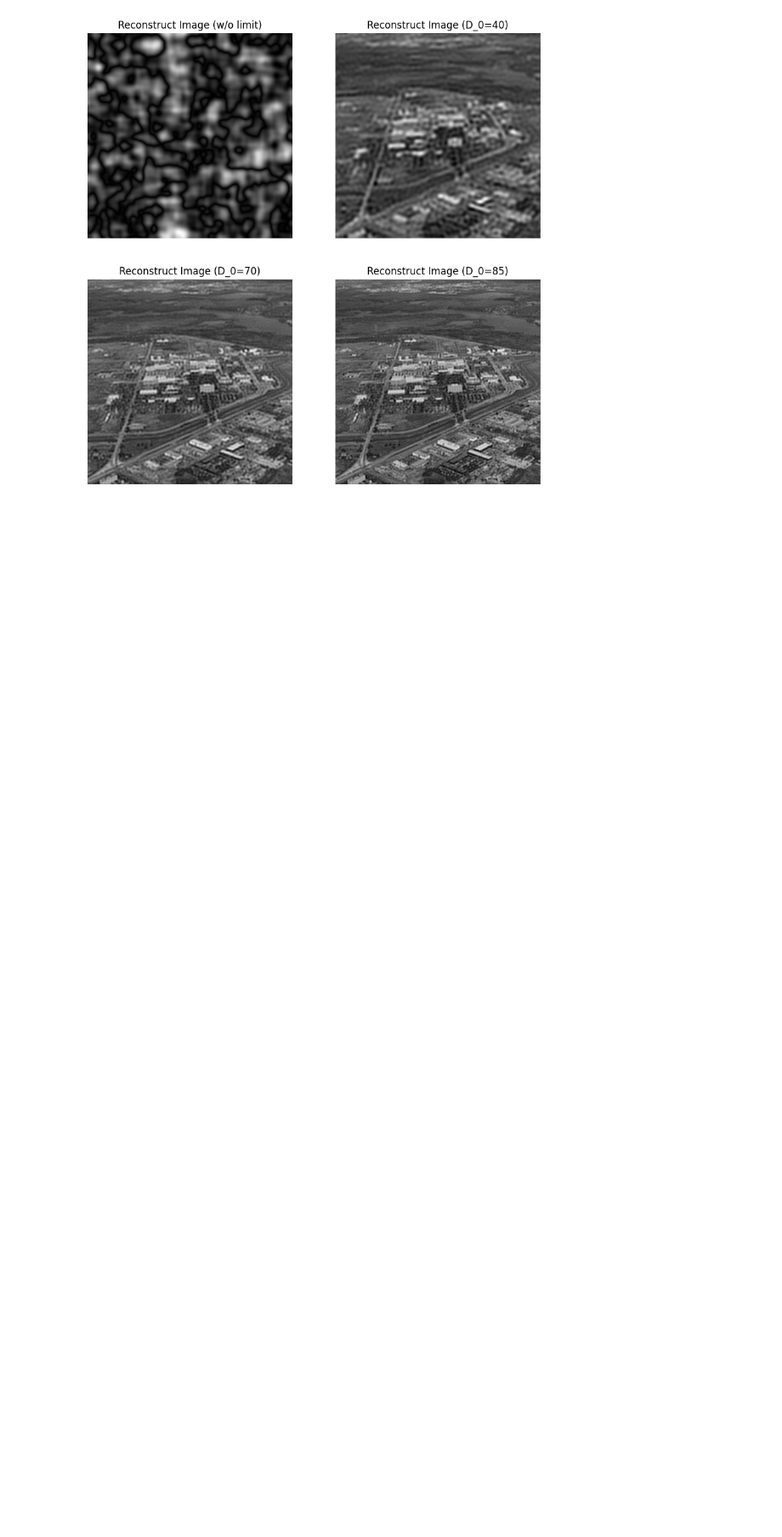
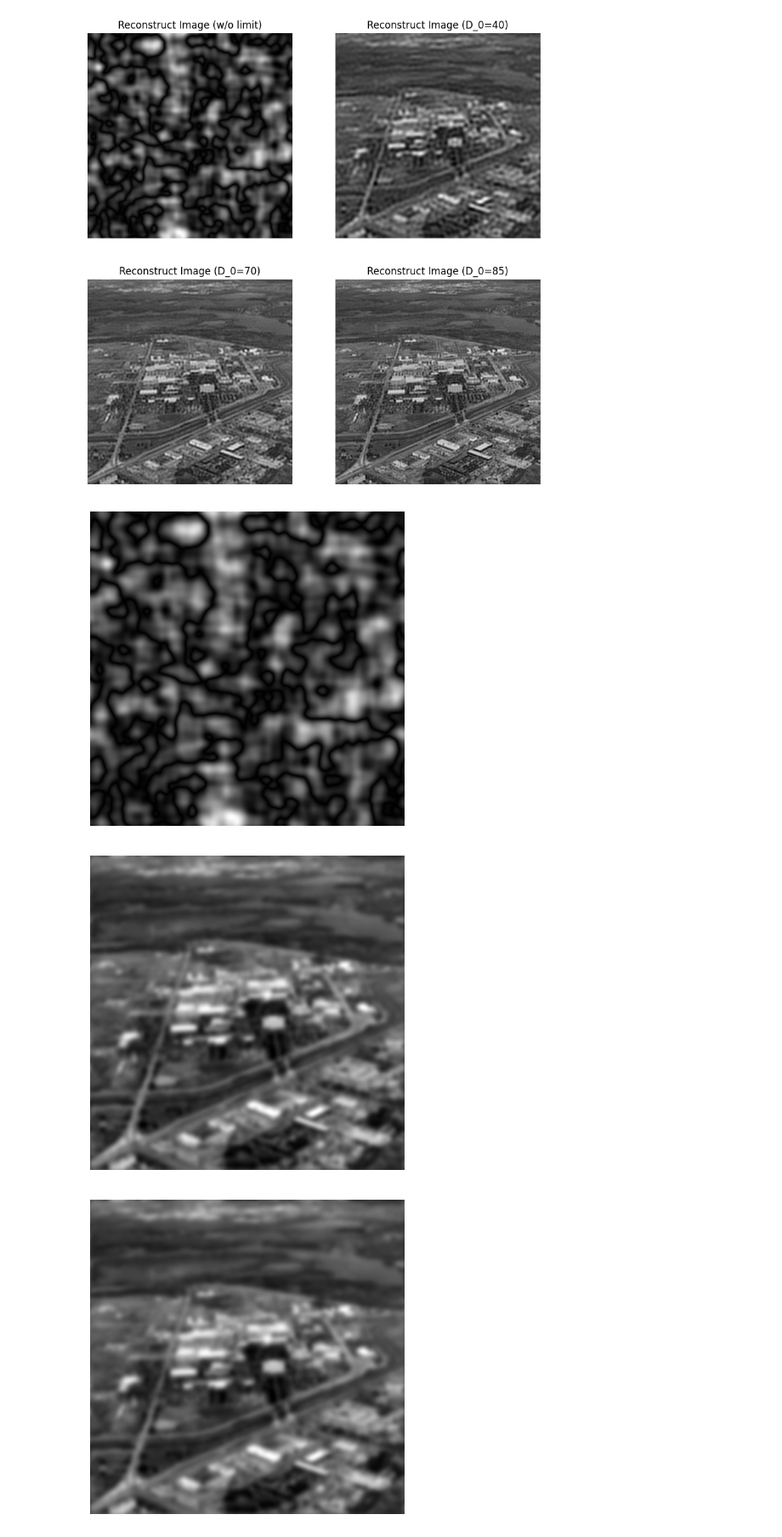
Before and after one commit to Vincent-Lien/NYCU_DIP_2024, a Jupyter notebook: HW5-1/HW5-1_code.ipynb, the cells around one changed output. Shown at 85% size. Saved outputs shown, nothing was run; the diff lists cells and outputs as text; code cells hidden in the pictures; blank space fills up the shorter version.

Commit message:
feat: add wiener filter

```diff
--- a/HW5-1/HW5-1_code.ipynb
+++ b/HW5-1/HW5-1_code.ipynb
@@ -30,8 +30,14 @@ def get_magnitude(image):
 def degradation_func1(image, k=0.0025):
     M, N = image.shape
     u, v = np.meshgrid(np.arange(M), np.arange(N))
+    return np.exp(-k * (((u - M//2)**2 + (v - N//2)**2)**(5/6)))
 
-    return np.exp(-k * (((u - M/2)**2 + (v - N/2)**2)**(5/6)))
+###TODO###
+def degradation_func2(image, T=1, a=0.1, b=0.1):
+    M, N = image.shape
+    u, v = np.meshgrid(np.linspace(-M//2, M//2, M), np.linspace(-N//2, N//2, N))
+    return (T / (np.pi * (u * a + v * b))) * np.sin(np.pi * (u * a + v * b)) * np.exp(-1j * np.pi * (u * a + v * b))
+    # return np.sinc(u*a + v*b) * np.exp(-1j * np.pi * (u*a + v*b))
 
 def LPFilter(image, radius):
     M, N = image.shape
@@ -82,7 +88,7 @@ def inverse_filtering(image, H, D_0=0, mode='normal'):
         plt.show()
 
     elif mode == 'format':
-        D_0_values = [480, 40, 70, 85]
+        D_0_values = [image.shape[0], 40, 70, 85]
 
         plt.figure(figsize=(12, 12))
         plt.subplot(1, 3, 1), plt.imshow(image, cmap='gray')
@@ -114,6 +120,36 @@ def inverse_filtering(image, H, D_0=0, mode='normal'):
             axs[i // 2, i % 2].axis('off')
 
         plt.show()
+
+def wiener_filtering(image, H, K, show_result=True):
+
+    # FFT
+    fft = np.fft.fft2(image)
+    fft_shifted = np.fft.fftshift(fft)
+
+    fft_shifted_filtered = (1 / H) * (H**2 / (H**2 + K)) * fft_shifted
+
+    # IDFT
+    ifft_unshift = np.fft.ifftshift(fft_shifted_filtered)
+    ifft = np.fft.ifft2(ifft_unshift)
+
+    rebuilded_image = np.uint8(cv2.normalize(np.abs(ifft), None, 0, 255, cv2.NORM_MINMAX))
+
+    if show_result:
+        plt.figure(figsize=(10, 10))
+        plt.subplot(2, 2, 1), plt.imshow(image, cmap='gray')
+        plt.title('Original Image'), plt.axis('off')
+        plt.subplot(2, 2, 2), plt.imshow(get_magnitude(fft_shifted), cmap='gray')
+        plt.title('Fourier Spectrum'), plt.axis('off')
+        plt.subplot(2, 2, 3), plt.imshow(get_magnitude(H), cmap='gray')
+        plt.title('Degradation Function'), plt.axis('off')
+        plt.subplot(2, 2, 4), plt.imshow(rebuilded_image, cmap='gray')
+        plt.title('Reconstruct Image'), plt.axis('off')
+        plt.show()
+    else:
+        plt.imshow(rebuilded_image, cmap='gray')
+        plt.axis('off')
+        plt.show()
 # %% [markdown]
 ## 1. Fig5.25.jpg
 # %%
@@ -121,3 +157,12 @@ inverse_filtering(img1, H=degradation_func1(img1), mode='format')
 # %% [output]
 [figure]
 [figure]
+# %%
+K_list = [i for i in range(10)]
+
+for K in K_list:
+    wiener_filtering(img1, H=degradation_func1(img1), K=K, show_result=False)
+# %% [output]
+[figure, added]
+[figure, added]
+[figure, added]
```
Also changed, not shown: parts of 3 cells of this notebook.
